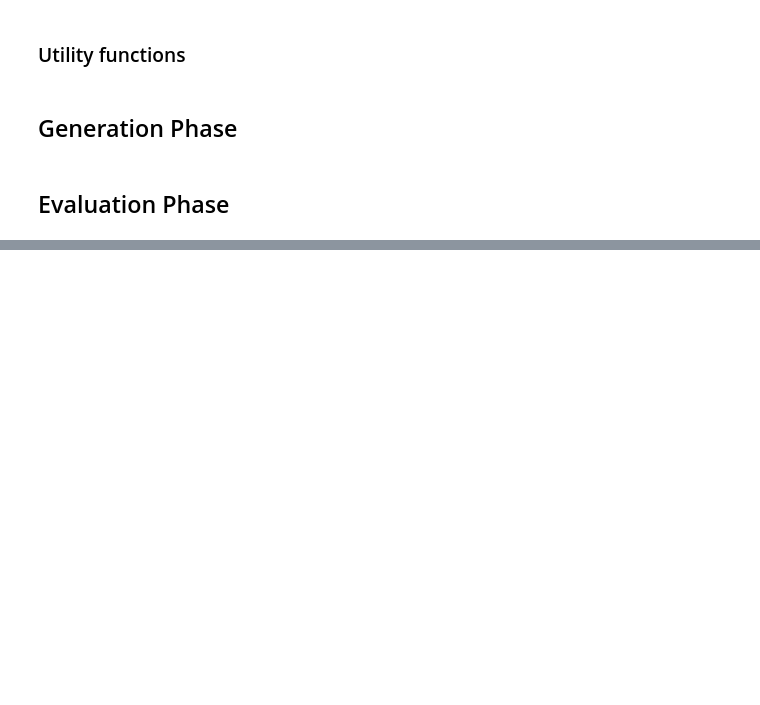
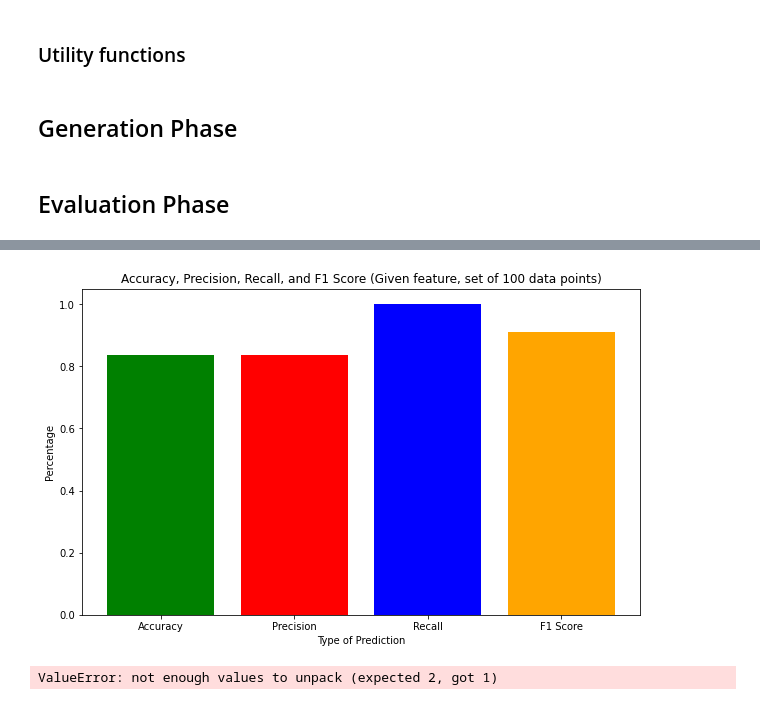
Before and after one commit to brabiei21/CER-with-LLMs, a Jupyter notebook: Code/main.ipynb, the cells around one changed output, grey strips where cells are left out. Cells and saved outputs as stored; diff of their text form; code cells hidden in the pictures; blank space fills up the shorter version.

Commit message:
acc, prec, recall, f1

```diff
--- a/Code/main.ipynb
+++ b/Code/main.ipynb
@@ -141,0 +237,57 @@ with open(file_path, 'r') as file:
+# %%
+accuracy = TP / (TP + FP + FN)
+precisions = TP / (TP + FP)
+recall = TP / (TP + FN)
+f1 = 2 * (precisions * recall) / (precisions + recall)
+
+plt.figure(figsize=(10, 6))
+plt.bar(['Accuracy', 'Precision', 'Recall', 'F1 Score'], [accuracy, precisions, recall, f1], color=['green', 'red', 'blue', 'orange'])
+plt.xlabel('Type of Prediction')
+plt.ylabel('Percentage')
+plt.title('Accuracy, Precision, Recall, and F1 Score (Given feature, set of 100 data points)')
+plt.show()
+# %% [output]
+[figure, added]
+# %%
+TP = 0
+FP = 0
+FN = 0
+
+i = 0
+with open('eval.jsonl', 'r') as file:
+    with open(file_path, 'r') as f:
+        for line, line2 in zip(file,f):
+
+            content = json.loads(line)
+            content2 = json.loads(line2)
+
+            str = content['Response']
+            parsed_data = parse_values(str)
+            gtf, gtv = content2['Ground Truth Features'], content2['Ground Truth Values']
+            gt = zip(content2['Ground Truth Features'], content2['Ground Truth Values'])
+
+            # Get True Positives
+            for (feature, value) in gt:
+                if feature in parsed_data.keys() and value in parsed_data[feature]:
+                    TP += 1
+
+            # Get False Positives
+            for (key, val) in zip(parsed_data.keys(), parsed_data.values()):
+                if key not in gtf:
+                    FP += 1
+                elif not contains_any(val, gtv):
+                    FP += 1
+
+            # Get False Negatives
+            for (feature, value) in gt:
+                if feature not in parsed_data.keys():
+                    FN += 1
+
+
+
+print(TP, FP, FN)
+plt.bar(['True Positives', 'False Positives', 'False Negatives'], [TP, FP, FN])
+plt.title('Evaluation Given Features')
+plt.show()
+# %% [output]
+ValueError: not enough values to unpack (expected 2, got 1)
```
Also changed, not shown: parts of 6 cells of this notebook, 3 other files.
